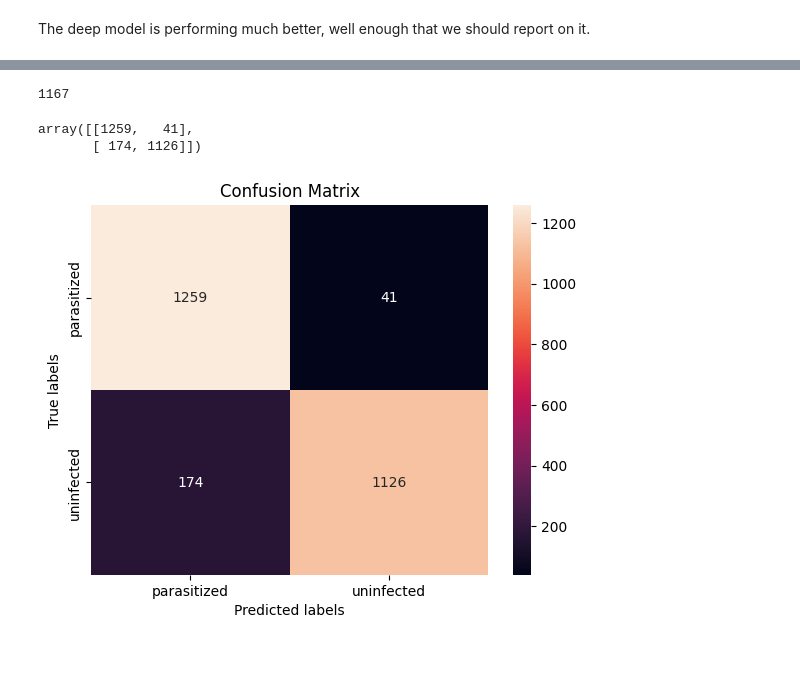
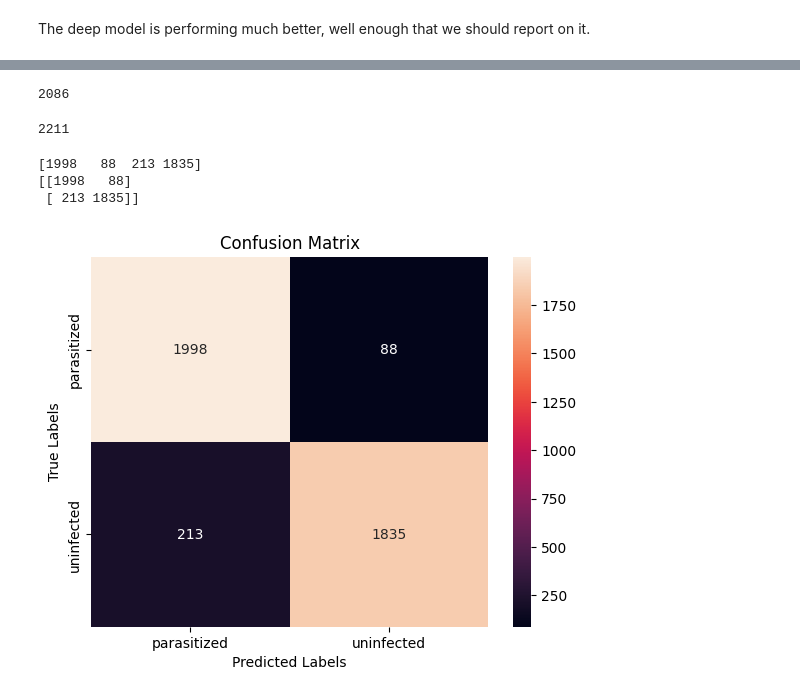
Before and after one commit to sterling-swygert/RL, a Jupyter notebook: tf_notebooks/CNNs/MalariaCells.ipynb, the cells around one changed output, grey strips where cells are left out. Cells and saved outputs as stored; diff of their text form; code cells hidden in the pictures; blank space fills up the shorter version.

```diff
--- a/tf_notebooks/CNNs/MalariaCells.ipynb
+++ b/tf_notebooks/CNNs/MalariaCells.ipynb
@@ -324,4 +386,7 @@ board = TensorBoard(log_dir=log_directory,histogram_freq=1,
+# %%
+checkpoint = tf.keras.callbacks.ModelCheckpoint("deep_malaria_model.h5",
+                                                    save_best_only=True)
 # %%
-model.fit(train_ds, epochs=20, validation_data=val_ds, callbacks=[early_stop, board])
+deep_model.fit(padded_train_ds, epochs=20, validation_data=padded_val_ds, callbacks=[early_stop, board, checkpoint])
 # %% [output]
 Epoch 1/20
@@ -365,7 +426,7 @@ metrics[['loss', 'val_loss']].plot()
 # %%
 from sklearn.metrics import confusion_matrix, classification_report
 # %%
-y_test = tf.concat([y for x, y in test_ds], axis=0)
+y_test = tf.concat([y for x, y in padded_test_ds], axis=0)
 # %%
 # Recall that 1 represents uninfected, so by requiring the
 # cutoff to be high, we are saying that we are requiring our
@@ -374,5 +435,5 @@ y_test = tf.concat([y for x, y in test_ds], axis=0)
 # a low false-positive rate (recalling that positive=1 is actually
 # negative for malaria).
 
-y_pred = model.predict(test_ds) > 0.9
+y_pred = deep_model.predict(padded_test_ds) > 0.9
 # %% [output]
@@ -380,27 +441,33 @@ y_pred = model.predict(test_ds) > 0.9
-# %%
-y_pred.sum()
-# %% [output]
-1167
+# %%
+(1 - np.array(y_test)).sum() # Total true parasitized
+# %% [output]
+2086
+# %%
+(1 - y_pred).sum() # Total predicted parasitized
+# %% [output]
+2211
 # %%
 cm = confusion_matrix(y_test, y_pred)
-cm
+print(cm.ravel())
+print(cm)
 # %% [output]
-array([[1259,   41],
-       [ 174, 1126]])
+[1998   88  213 1835]
+[[1998   88]
+ [ 213 1835]]
 # %%
 label_dict = {0: 'parasitized', 1: 'uninfected'}
 # %%
 ax= plt.subplot()
 sns.heatmap(cm, annot=True, fmt='g', ax=ax);  #annot=True to annotate cells, ftm='g' to disable scientific notation
 
 # labels, title and ticks
-ax.set_xlabel('Predicted labels');
-ax.set_ylabel('True labels')
+ax.set_xlabel('Predicted Labels');
+ax.set_ylabel('True Labels')
 ax.set_xticklabels(label_dict.values(), rotation='horizontal')
 ax.set_yticklabels(label_dict.values(), rotation='vertical')
 ax.set_title('Confusion Matrix');
 # %% [output]
-[figure, old version]
+[figure, new version]
 # %%
 print(classification_report(y_test, y_pred))
 # %% [output]
```
Also changed, not shown: parts of 93 cells of this notebook.
